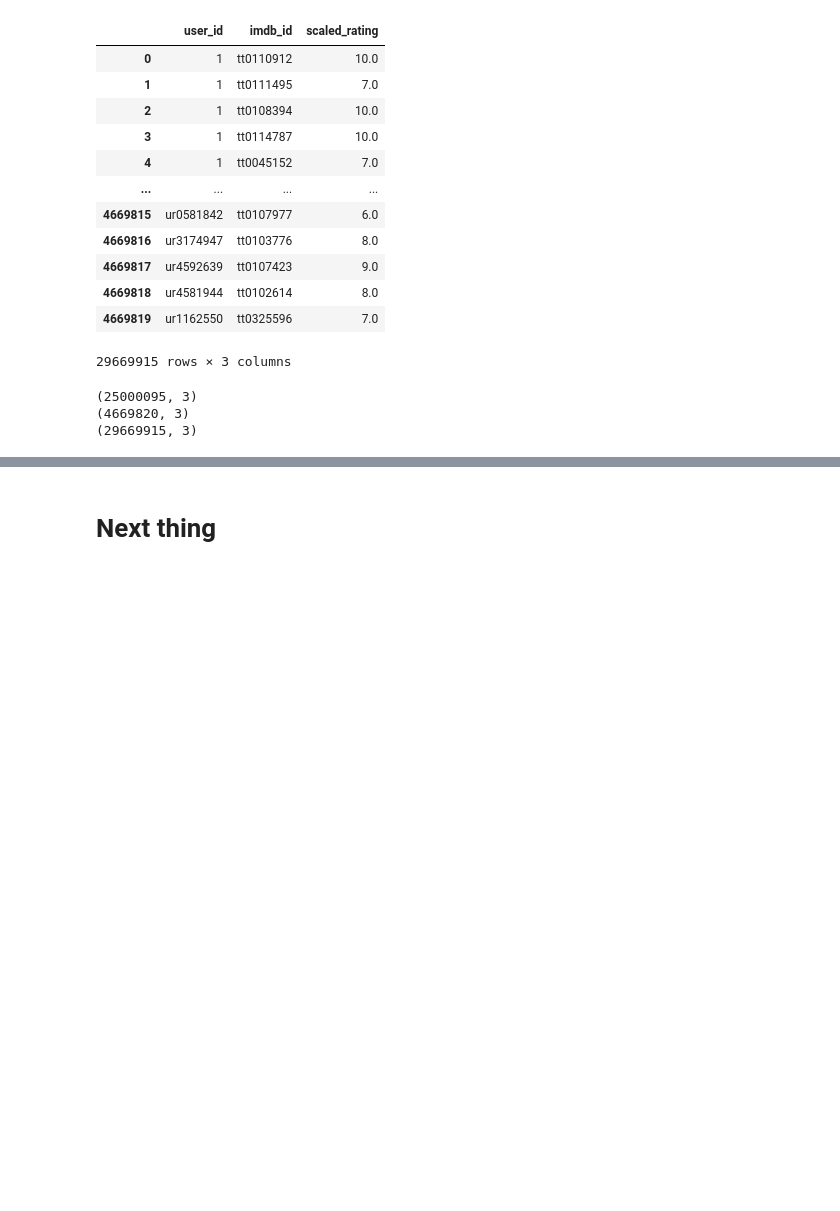
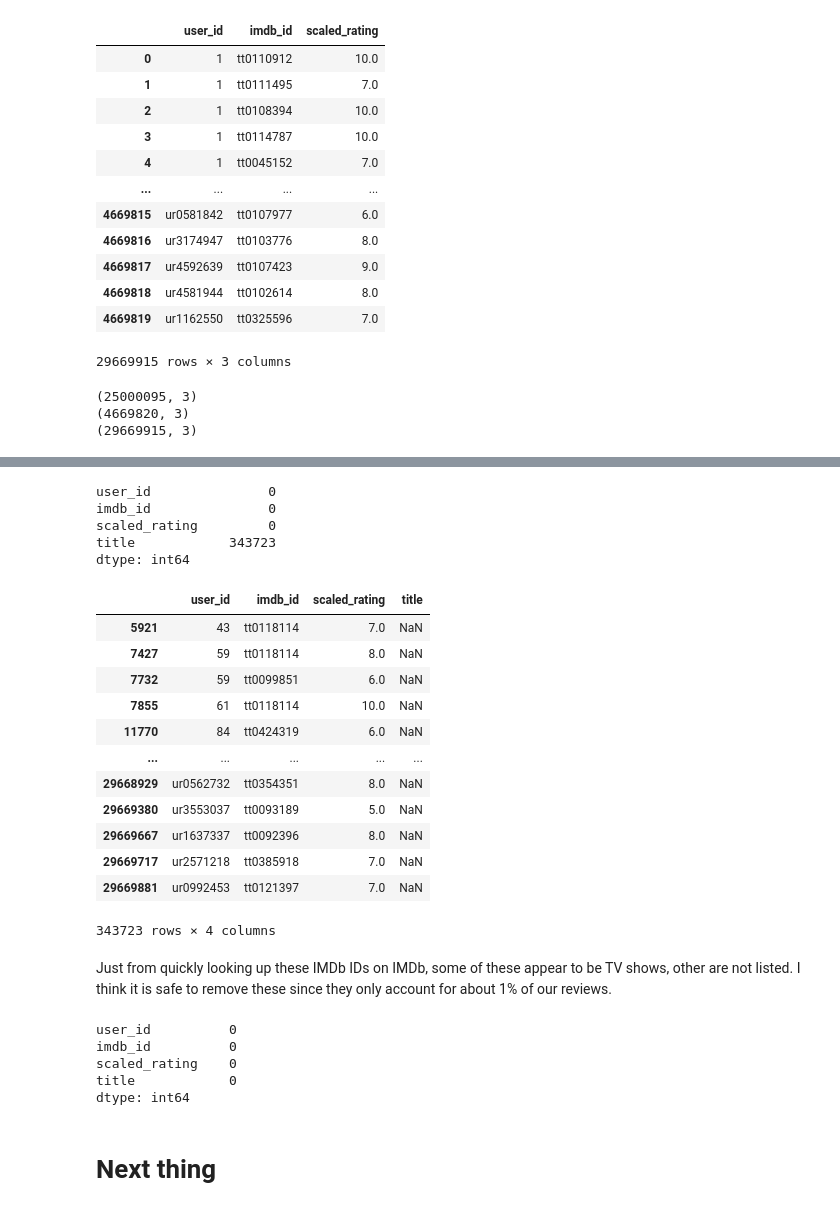
Before and after one commit to jackfrantz/Movie-Recommender-System, a Jupyter notebook: Code_Notebooks/Data_Cleaning.ipynb, the cells around one changed output, grey strips where cells are left out. Saved outputs shown, nothing was run; the diff lists cells and outputs as text; code cells hidden in the pictures; blank space fills up the shorter version.

```diff
--- a/Code_Notebooks/Data_Cleaning.ipynb
+++ b/Code_Notebooks/Data_Cleaning.ipynb
@@ -205,3 +245,41 @@ print(merged_reviews.shape)
+# %%
+merged_reviews.isna().sum()
+# %% [output]
+user_id               0
+imdb_id               0
+scaled_rating         0
+title            343723
+dtype: int64
+# %%
+rows_with_null_title = merged_reviews[merged_reviews['title'].isnull()]
+
+rows_with_null_title
+# %% [output]
+|  | user_id | imdb_id | scaled_rating | title |
+| 5921 | 43 | tt0118114 | 7.0 | NaN |
+| 7427 | 59 | tt0118114 | 8.0 | NaN |
+| 7732 | 59 | tt0099851 | 6.0 | NaN |
+| 7855 | 61 | tt0118114 | 10.0 | NaN |
+| 11770 | 84 | tt0424319 | 6.0 | NaN |
+| ... | ... | ... | ... | ... |
+| 29668929 | ur0562732 | tt0354351 | 8.0 | NaN |
+| 29669380 | ur3553037 | tt0093189 | 5.0 | NaN |
+| 29669667 | ur1637337 | tt0092396 | 8.0 | NaN |
+| 29669717 | ur2571218 | tt0385918 | 7.0 | NaN |
+| 29669881 | ur0992453 | tt0121397 | 7.0 | NaN |
+343723 rows × 4 columns
+# %% [markdown]
+Just from quickly looking up these IMDb IDs on IMDb, some of these appear to be TV shows, other are not listed. I think it is safe to remove these since they only account for about 1% of our reviews.
+# %%
+# Let's drop the columns without titles
+merged_reviews = merged_reviews.dropna()
+merged_reviews.isna().sum()
+# %% [output]
+user_id          0
+imdb_id          0
+scaled_rating    0
+title            0
+dtype: int64
 # %%
 # Let's save this to use for our recommender system
 merged_reviews.to_csv('../Data/Large-Data/merged_reviews.csv', index = False)
```
Also changed, not shown: parts of 4 cells of this notebook.
